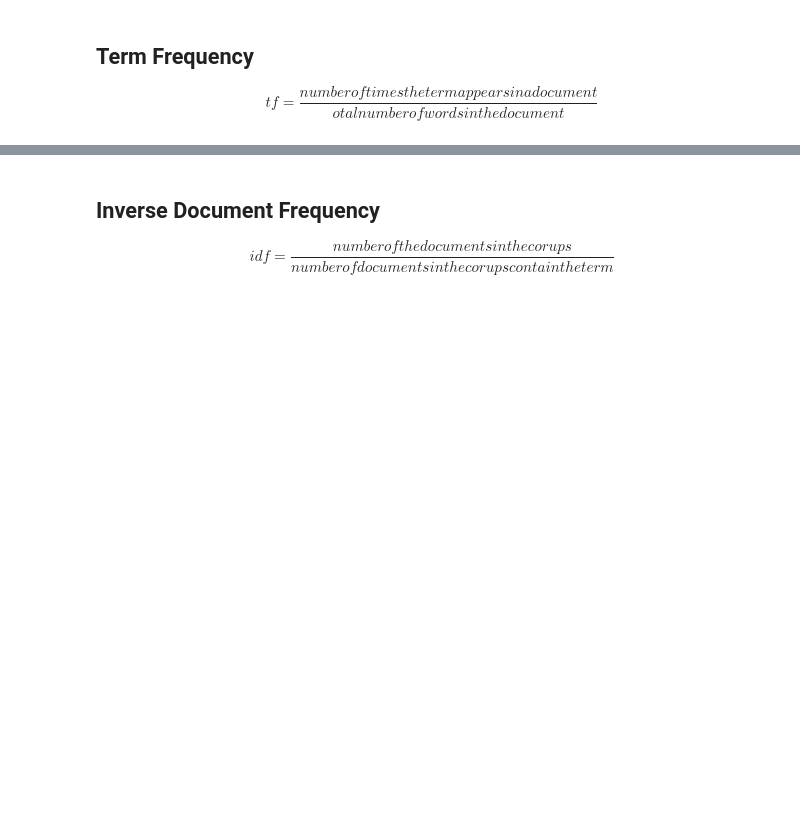
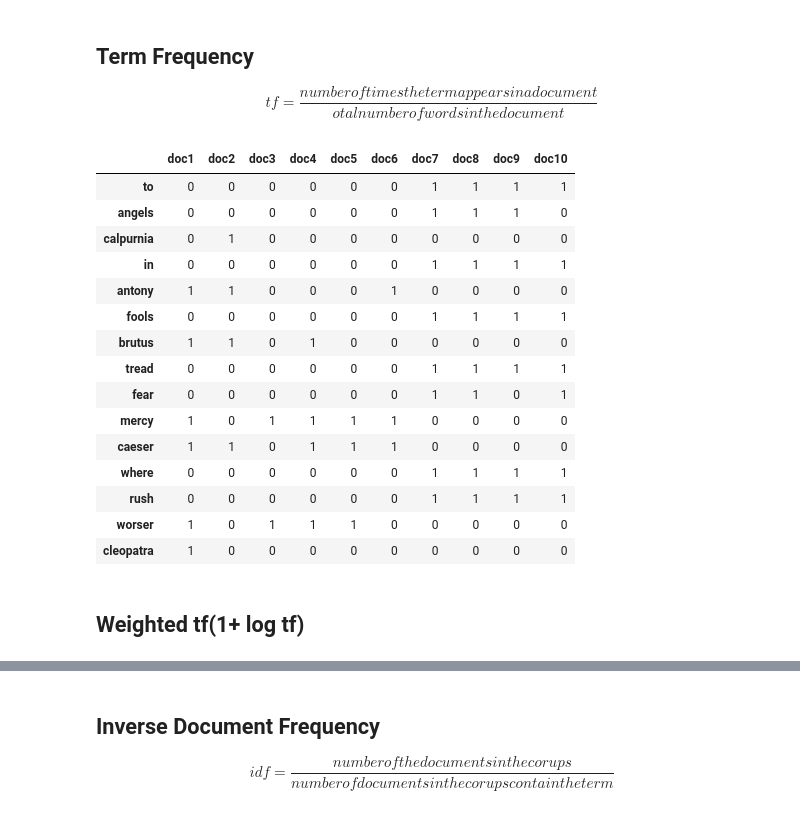
Before and after one commit to Ibrahim182/Basic-search-engine, a Jupyter notebook: main.ipynb, the cells around one changed output, grey strips where cells are left out. Drawn from its saved outputs; the diff is of its cells as text; code cells hidden in the pictures; blank space fills up the shorter version.

```diff
--- a/main.ipynb
+++ b/main.ipynb
@@ -207,3 +209,24 @@ tf = pd.DataFrame(get_tf(documents[0]).values(), index=get_tf(documents[0]).keys
 for i in range(1, len(documents)):
     tf[i] = get_tf(documents[i]).values()
 tf.columns = ['doc'+str(i) for i in range(1, 11)]
+# %%
+tf
+# %% [output]
+|  | doc1 | doc2 | doc3 | doc4 | doc5 | doc6 | doc7 | doc8 | doc9 | doc10 |
+| to | 0 | 0 | 0 | 0 | 0 | 0 | 1 | 1 | 1 | 1 |
+| angels | 0 | 0 | 0 | 0 | 0 | 0 | 1 | 1 | 1 | 0 |
+| calpurnia | 0 | 1 | 0 | 0 | 0 | 0 | 0 | 0 | 0 | 0 |
+| in | 0 | 0 | 0 | 0 | 0 | 0 | 1 | 1 | 1 | 1 |
+| antony | 1 | 1 | 0 | 0 | 0 | 1 | 0 | 0 | 0 | 0 |
+| fools | 0 | 0 | 0 | 0 | 0 | 0 | 1 | 1 | 1 | 1 |
+| brutus | 1 | 1 | 0 | 1 | 0 | 0 | 0 | 0 | 0 | 0 |
+| tread | 0 | 0 | 0 | 0 | 0 | 0 | 1 | 1 | 1 | 1 |
+| fear | 0 | 0 | 0 | 0 | 0 | 0 | 1 | 1 | 0 | 1 |
+| mercy | 1 | 0 | 1 | 1 | 1 | 1 | 0 | 0 | 0 | 0 |
+| caeser | 1 | 1 | 0 | 1 | 1 | 1 | 0 | 0 | 0 | 0 |
+| where | 0 | 0 | 0 | 0 | 0 | 0 | 1 | 1 | 1 | 1 |
+| rush | 0 | 0 | 0 | 0 | 0 | 0 | 1 | 1 | 1 | 1 |
+| worser | 1 | 0 | 1 | 1 | 1 | 0 | 0 | 0 | 0 | 0 |
+| cleopatra | 1 | 0 | 0 | 0 | 0 | 0 | 0 | 0 | 0 | 0 |
+# %% [markdown]
+## Weighted tf(1+ log tf)
```
Also changed, not shown: parts of 26 cells of this notebook, 2 other files.
